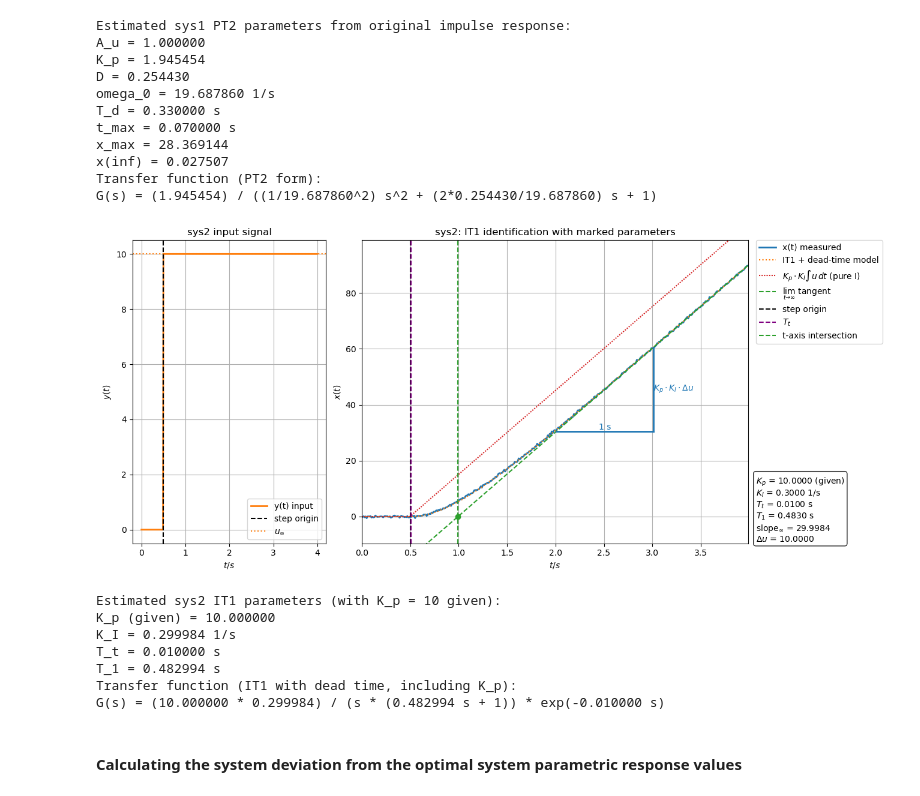
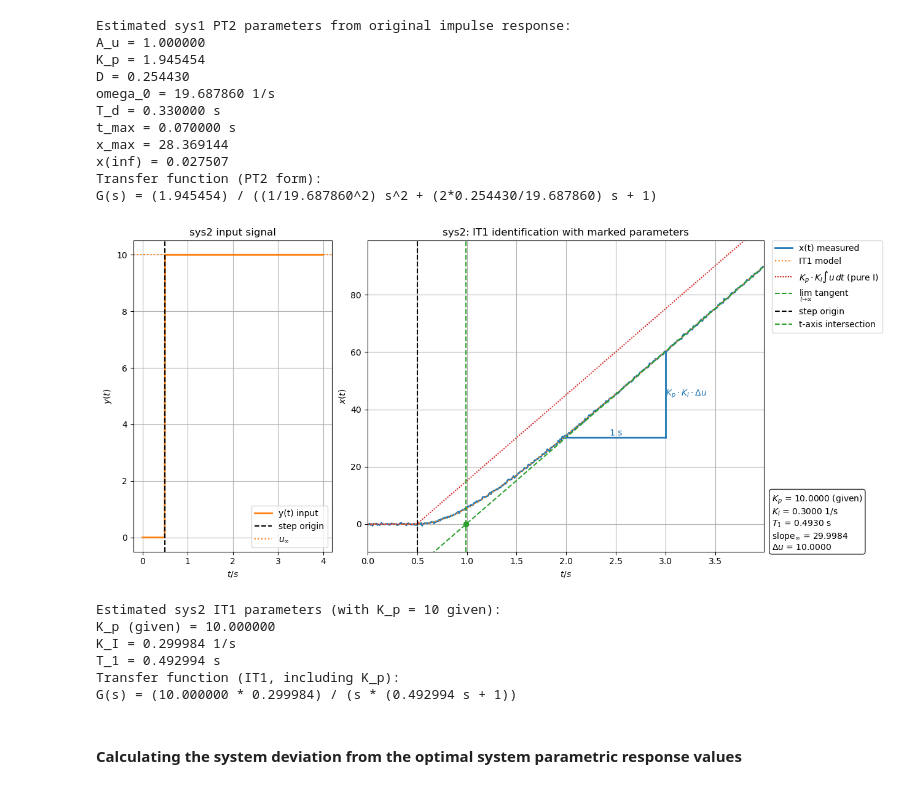
Before and after one commit to janisgra/RTP-T2, a Jupyter notebook: 02_Preperations/RTP-T2-analysis.ipynb, the cells around one changed output. Saved outputs shown, nothing was run; the diff lists cells and outputs as text; code cells hidden in the pictures.

```diff
--- a/02_Preperations/RTP-T2-analysis.ipynb
+++ b/02_Preperations/RTP-T2-analysis.ipynb
@@ -774,7 +765,7 @@ x(inf) = 0.027507
 Transfer function (PT2 form):
 G(s) = (1.945454) / ((1/19.687860^2) s^2 + (2*0.254430/19.687860) s + 1)
 # %%
-# sys2 IT1 identification with dead time and annotated plot
+# sys2 IT1 identification (no dead time) with annotated plot
 t = data2[:, 0]
 u = data2[:, 1]  # input y(t)
 x = data2[:, 2]  # output x(t)
@@ -802,28 +793,17 @@ slope_inf, intercept_inf = np.polyfit(t[tail_start:], x[tail_start:], 1)
 # (the IT1 is preceded by a proportional element with K_p = 10).
 K_I = slope_inf / (du * K_p_plant) if abs(du) > 1e-12 else np.nan
 
-# Dead time estimate from sustained slope activation after the step.
-dx_dt = np.gradient(x, t)
-window = 5
-kernel = np.ones(window) / window
-dx_dt_smooth = np.convolve(dx_dt, kernel, mode='same')
-post_idx = np.arange(trigger_idx, len(t))
-slope_threshold = max(0.15 * slope_inf, 1e-6)
-active_candidates = post_idx[np.where(dx_dt_smooth[post_idx] >= slope_threshold)[0]]
-active_idx = active_candidates[0] if len(active_candidates) > 0 else trigger_idx
-T_t = t[active_idx] - t_step
-
 # Intersection of asymptotic tangent with time axis (x = 0).
 t_intersect = -intercept_inf / slope_inf if abs(slope_inf) > 1e-12 else np.nan
 
-# T_1 from tangent intersection relative to delayed step origin.
-T_1 = t_intersect - (t_step + T_t) if np.isfinite(t_intersect) else np.nan
+# T_1 from tangent intersection relative to step origin (no dead time).
+T_1 = t_intersect - t_step if np.isfinite(t_intersect) else np.nan
 if np.isfinite(T_1):
     T_1 = max(T_1, 1e-6)
 
-# IT1 + dead-time model response to a step (for visual comparison).
+# IT1 model response to a step (no dead time) for visual comparison.
 x0 = np.mean(x[:max(1, trigger_idx)])
-tau = t - (t_step + T_t)
+tau = t - t_step
 tau_pos = np.maximum(tau, 0.0)
 if np.isfinite(T_1):
     x_model = x0 + K_p_plant * K_I * du * (tau_pos - T_1 * (1.0 - np.exp(-tau_pos / T_1)))
@@ -831,7 +811,7 @@ else:
     x_model = x0 + K_p_plant * K_I * du * tau_pos
 
 # Pure-I reference: K_p_plant * K_I * integral(u(t) - u0) dt, plotted as dotted line.
-# Differs from the measured IT1 response by the first-order lag T_1 (and the dead time).
+# Differs from the measured IT1 response by the first-order lag T_1.
 u_eff = u - u0
 x_int = x0 + K_p_plant * K_I * np.concatenate(([0.0], np.cumsum(0.5 * (u_eff[1:] + u_eff[:-1]) * np.diff(t))))
 
@@ -851,19 +831,18 @@ ax_in.grid()
 ax_in.legend(loc='best')
 
 ax_out.plot(t, x, label='x(t) measured', linewidth=2)
-ax_out.plot(t, x_model, ':', label='IT1 + dead-time model')
+ax_out.plot(t, x_model, ':', label='IT1 model')
 ax_out.plot(t, x_int, linestyle=(0, (1, 1)), color='tab:red', label=r'$K_p \cdot K_I \int u\,dt$ (pure I)')
 ax_out.plot(t, tangent_inf, '--', label=r'$\lim_{t\to\infty}$ tangent')
 
 ax_out.axvline(t_step, color='black', linestyle='--', label='step origin')
-ax_out.axvline(t_step + T_t, color='purple', linestyle='--', label=r'$T_t$')
 if np.isfinite(t_intersect):
     ax_out.axvline(t_intersect, color='tab:green', linestyle='--', label='t-axis intersection')
     ax_out.scatter([t_intersect], [0.0], color='tab:green', zorder=5)
 
 # Slope triangle on the asymptotic tangent: delta t = 1 s.
 triangle_shift = 1.0
-triangle_base = t_step + T_t + 0.5 + triangle_shift
+triangle_base = t_step + 0.5 + triangle_shift
 t_tri0 = max(triangle_base, t[0])
 t_tri1 = min(t_tri0 + 1.0, t[-1])
 if t_tri1 - t_tri0 < 1e-9:
@@ -887,45 +866,42 @@ ax_out.set_ylim(y_min - y_pad, y_max + y_pad)
 ax_out.set_title('sys2: IT1 identification with marked parameters')
 ax_out.set_xlabel('$t/s$')
 ax_out.set_ylabel('$x(t)$')
 ax_out.grid()
 ax_out.legend(loc='upper left', bbox_to_anchor=(1.02, 1.0), borderaxespad=0.0)
 
 # Annotation box with identified parameters, placed below the legend (outside the plot, on the right).
 annot_text = (
     f'$K_p$ = {K_p_plant:.4f} (given)\n'
     f'$K_I$ = {K_I:.4f} 1/s\n'
-    f'$T_t$ = {T_t:.4f} s\n'
     f'$T_1$ = {T_1:.4f} s\n'
     f'slope$_\\infty$ = {slope_inf:.4f}\n'
     f'$\\Delta u$ = {du:.4f}'
 )
 ax_out.text(
     1.02, 0.0, annot_text,
     transform=ax_out.transAxes, va='bottom', ha='left',
     bbox=dict(boxstyle='round', facecolor='white', alpha=0.85)
 )
 
 plt.tight_layout()
 plt.subplots_adjust(right=0.78)
 plt.show()
 fig.savefig('figure_out/sys2_it1_identification.' + fileformat, dpi=resolution, bbox_inches='tight')
 
 print('Estimated sys2 IT1 parameters (with K_p = 10 given):')
 print(f'K_p (given) = {K_p_plant:.6f}')
 print(f'K_I = {K_I:.6f} 1/s')
-print(f'T_t = {T_t:.6f} s')
 print(f'T_1 = {T_1:.6f} s')
-print('Transfer function (IT1 with dead time, including K_p):')
-print(f'G(s) = ({K_p_plant:.6f} * {K_I:.6f}) / (s * ({T_1:.6f} s + 1)) * exp(-{T_t:.6f} s)')
+print('Transfer function (IT1, including K_p):')
+print(f'G(s) = ({K_p_plant:.6f} * {K_I:.6f}) / (s * ({T_1:.6f} s + 1))')
 # %% [output]
-[figure, old version]
+[figure, new version]
 Estimated sys2 IT1 parameters (with K_p = 10 given):
 K_p (given) = 10.000000
 K_I = 0.299984 1/s
-T_t = 0.010000 s
-T_1 = 0.482994 s
-Transfer function (IT1 with dead time, including K_p):
-G(s) = (10.000000 * 0.299984) / (s * (0.482994 s + 1)) * exp(-0.010000 s)
+T_1 = 0.492994 s
+Transfer function (IT1, including K_p):
+G(s) = (10.000000 * 0.299984) / (s * (0.492994 s + 1))
 # %% [markdown]
 #### Calculating the system deviation from the optimal system parametric response values
 # %% [markdown]
```
Also changed, not shown: parts of 1 cell of this notebook, 16 other files.
